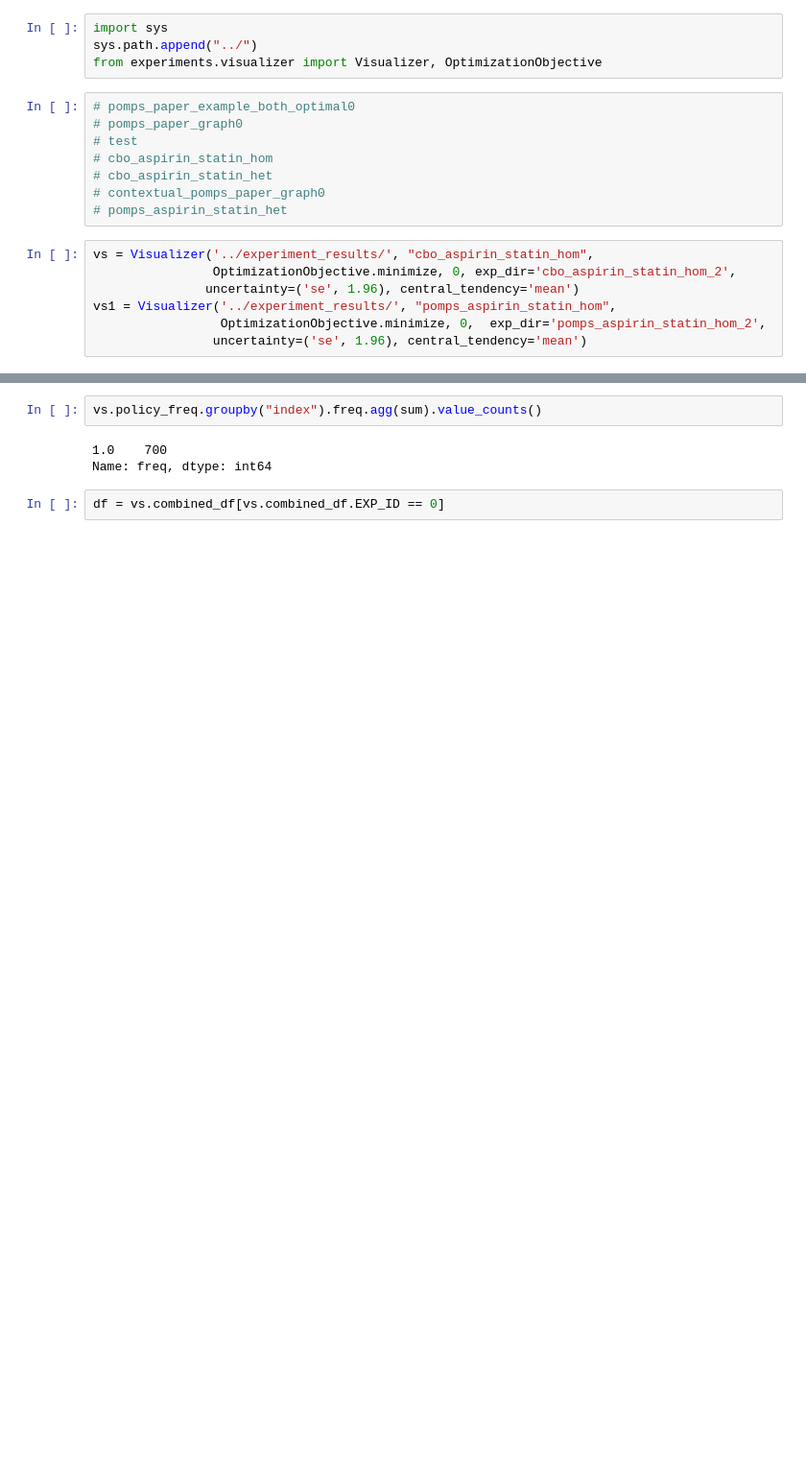
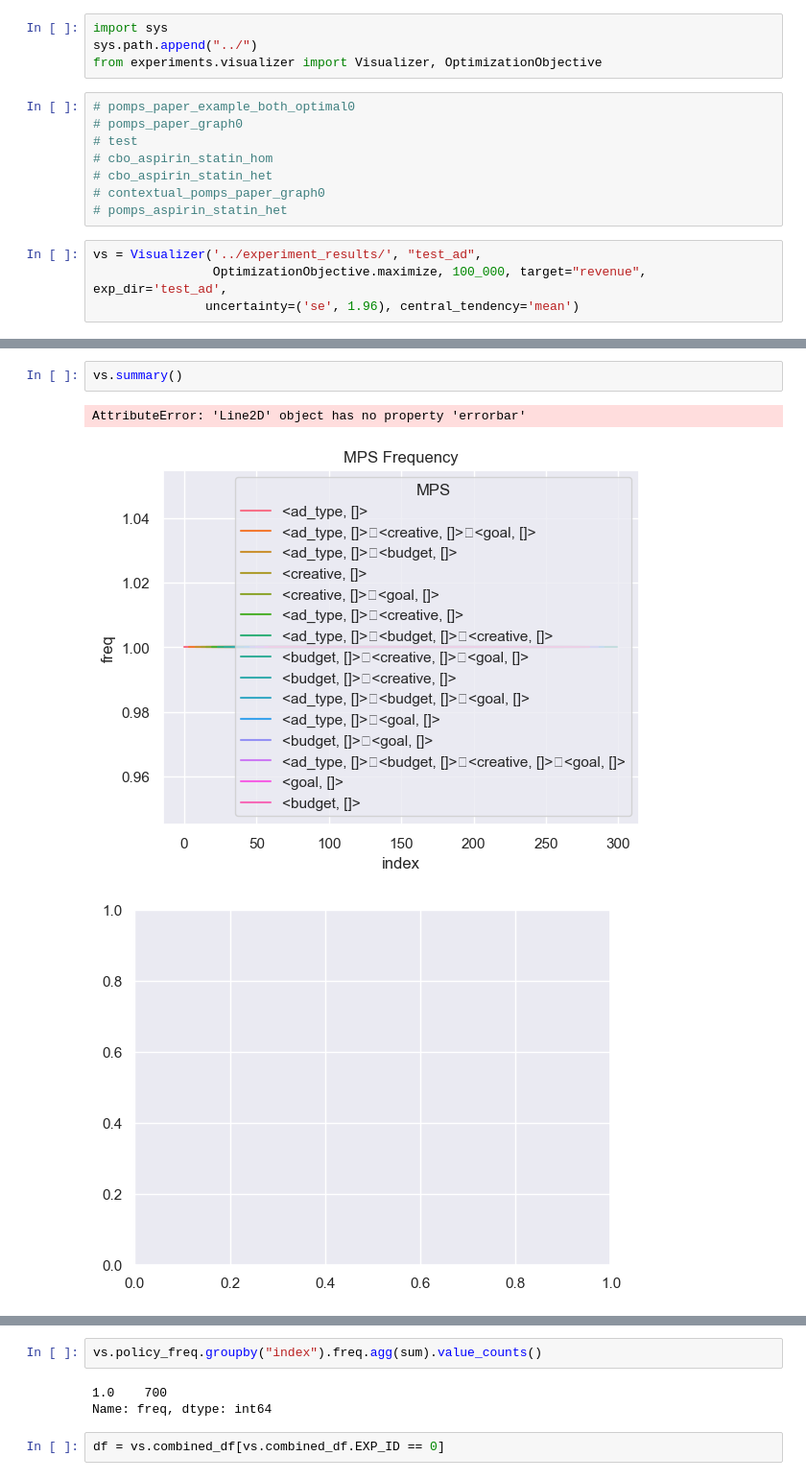
Before and after one commit to VahanArsenian/POMPSBO, a Jupyter notebook: notebooks/visualization_test.ipynb, the cells around one changed output, grey strips where cells are left out. Shown: that part at 96% size. Drawn from its saved outputs; the diff is of its cells as text; blank space fills up the shorter version.

```diff
--- a/notebooks/visualization_test.ipynb
+++ b/notebooks/visualization_test.ipynb
@@ -11,9 +11,6 @@ from experiments.visualizer import Visualizer, OptimizationObjective
 # contextual_pomps_paper_graph0
 # pomps_aspirin_statin_het
 # %%
-vs = Visualizer('../experiment_results/', "cbo_aspirin_statin_hom",
-                OptimizationObjective.minimize, 0, exp_dir='cbo_aspirin_statin_hom_2',
+vs = Visualizer('../experiment_results/', "test_ad",
+                OptimizationObjective.maximize, 100_000, target="revenue", exp_dir='test_ad',
                uncertainty=('se', 1.96), central_tendency='mean')
-vs1 = Visualizer('../experiment_results/', "pomps_aspirin_statin_hom",
-                 OptimizationObjective.minimize, 0,  exp_dir='pomps_aspirin_statin_hom_2',
-                uncertainty=('se', 1.96), central_tendency='mean')
@@ -28,0 +17,6 @@ Visualizer.visualise_multiple([vs, vs1])
+# %%
+vs.summary()
+# %% [output]
+AttributeError: 'Line2D' object has no property 'errorbar'
+[figure, added]
+[figure, added]
```
Also changed, not shown: parts of 2 cells of this notebook, 6 other files.
